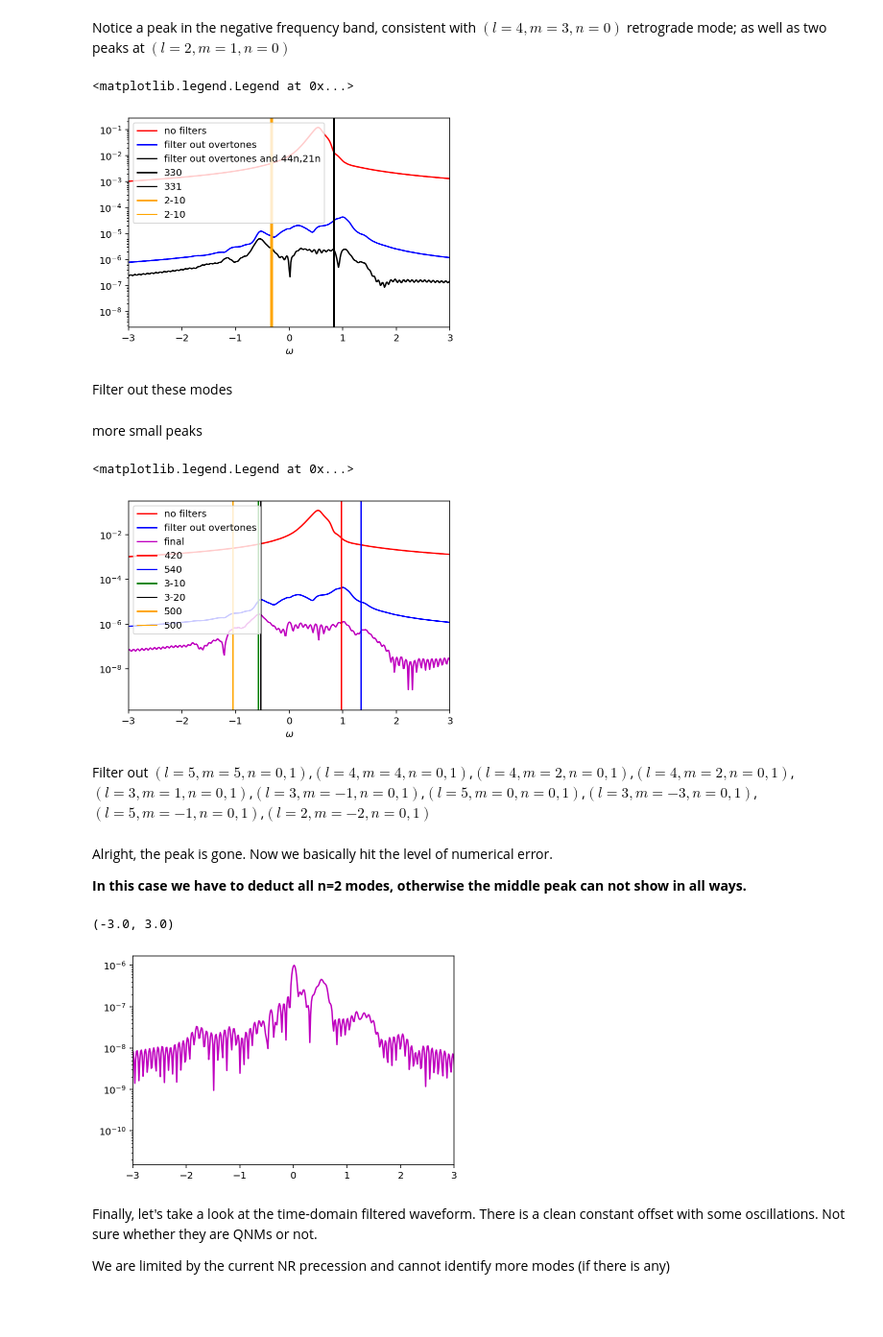
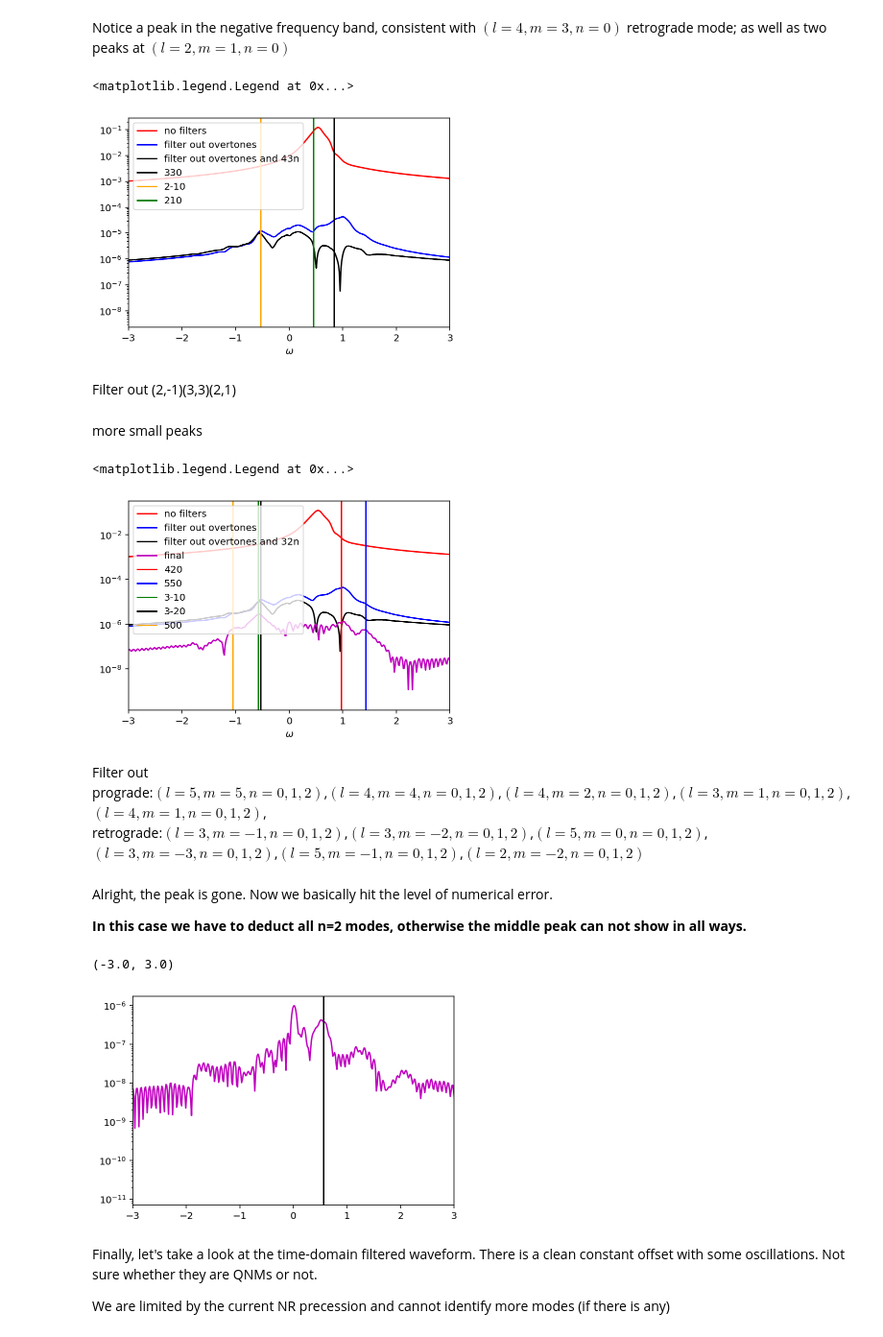
Before and after one commit to lifulin921874610/qnm_filter, a Jupyter notebook: code_demo/Fourier Analysis 0305_(3,2).ipynb, the cells around one changed output. Shown at 96% size. Drawn from its saved outputs; the diff is of its cells as text; code cells hidden in the pictures; blank space fills up the shorter version.

```diff
--- a/code_demo/Fourier Analysis 0305_(3,2).ipynb
+++ b/code_demo/Fourier Analysis 0305_(3,2).ipynb
@@ -97,13 +97,13 @@ Now filter out $(l=4,m=3,n=0,1)$ and $(l=2,m=1,n=0,1)$
 # %%
-modelist.extend([(4,3,0,'p'),(4,3,1,'p'),(4,3,2,'p'),(2,1,0,'p'),(2,1,1,'p'),(2,1,2,'p')])
-no_overtones_43n_21n=NRwaveform.add_filter('32',modelist)
-no_overtones_43n_21n_trunpad=NRwaveform.trunc_pad(no_overtones_43n_21n, 0, 80, 2, 2)
+modelist.extend([(4,3,0,'p'),(4,3,1,'p'),(4,3,2,'p')])
+no_overtones_43n=NRwaveform.add_filter('32',modelist)
+no_overtones_43n_trunpad=NRwaveform.trunc_pad(no_overtones_43n, 0, 80, 2, 2)
 # %% [markdown]
 Notice a peak in the negative frequency band, consistent with $(l=4,m=3,n=0)$ retrograde mode; as well as two peaks at $(l=2,m=1,n=0)$
 # %%
 pl.semilogy(no_filter_trunpad.shifted_fft_freq, abs(no_filter_trunpad.shifted_fft_data),'r' ,label='no filters')
 pl.semilogy(no_overtones_trunpad.shifted_fft_freq, abs(no_overtones_trunpad.shifted_fft_data),'b',label='filter out overtones')
-pl.semilogy(no_overtones_43n_21n_trunpad.shifted_fft_freq, abs(no_overtones_43n_21n_trunpad.shifted_fft_data),'k',label='filter out overtones and 44n,21n')
+pl.semilogy(no_overtones_43n_trunpad.shifted_fft_freq, abs(no_overtones_43n_trunpad.shifted_fft_data),'k',label='filter out overtones and 43n')
 """
 pl.axvline(freq_list['2-20'].real,label='2,-20 (retrograde)',color='k')
 #pl.axvline(freq_list['2-21'].real,label='2-21',color='k')
@@ -115,31 +115,32 @@ pl.axvline(freq_list['330'].real,label='330',color='b')
 #pl.axvline(freq_list['331'].real,label='331',color='b')
 """
 pl.axvline(freq_list['330'].real,label='330',color='k')
-pl.axvline(freq_list['331'].real,label='331',color='k')
-pl.axvline(freq_list['2-10'].real,label='2-10',color='orange')
-pl.axvline(freq_list['2-11'].real,label='2-10',color='orange')
+#pl.axvline(freq_list['331'].real,label='331',color='k')
+pl.axvline(freq_list['3-20'].real,label='2-10',color='orange')
+#pl.axvline(freq_list['2-11'].real,label='2-10',color='orange')
+pl.axvline(freq_list['210'].real,label='210',color='g')
 
 pl.xlim(-3,3)
 pl.xlabel('$\omega$')
 pl.legend(loc='upper left')
 # %% [output]
 <matplotlib.legend.Legend at 0x...>
-[figure, old version]
+[figure, new version]
 # %% [markdown]
-Filter out these  modes
+Filter out (2,-1)(3,3)(2,1)
 # %%
-modelist.extend([(2,-1,0,'r'),(2,-1,1,'r'),(2,-1,2,'r'),(3,3,0,'p'),(3,3,1,'p'),(3,3,2,'p')])
-no_overtones_44n_21n_2m1n_33n=NRwaveform.add_filter('32',modelist)
-no_overtones_44n_21n_2m1n_33n_trunpad=NRwaveform.trunc_pad(no_overtones_44n_21n_2m1n_33n, 0, 80, 2, 2)
+modelist.extend([(2,-1,0,'r'),(2,-1,1,'r'),(2,-1,2,'r'),(3,3,0,'p'),(3,3,1,'p'),(3,3,2,'p'),(2,1,0,'p'),(2,1,1,'p'),(2,1,2,'p')])
+no_overtones_43n_2m1n_33n_21n=NRwaveform.add_filter('32',modelist)
+no_overtones_43n_2m1n_33n_21n_trunpad=NRwaveform.trunc_pad(no_overtones_43n_2m1n_33n_21n, 0, 80, 2, 2)
 # %% [markdown]
 more small peaks
 # %%
 pl.semilogy(no_filter_trunpad.shifted_fft_freq, abs(no_filter_trunpad.shifted_fft_data),'r' ,label='no filters')
 pl.semilogy(no_overtones_trunpad.shifted_fft_freq, abs(no_overtones_trunpad.shifted_fft_data),'b',label='filter out overtones')
-#pl.semilogy(no_overtones_22n_trunpad.shifted_fft_freq, abs(no_overtones_22n_trunpad.shifted_fft_data),'k',label='filter out overtones and 32n')
-pl.semilogy(no_overtones_44n_21n_2m1n_33n_trunpad.shifted_fft_freq, abs(no_overtones_44n_21n_2m1n_33n_trunpad.shifted_fft_data),'m',label='final')
+pl.semilogy(no_overtones_43n_trunpad.shifted_fft_freq, abs(no_overtones_43n_trunpad.shifted_fft_data),'k',label='filter out overtones and 32n')
+pl.semilogy(no_overtones_43n_2m1n_33n_21n_trunpad.shifted_fft_freq, abs(no_overtones_43n_2m1n_33n_21n_trunpad.shifted_fft_data),'m',label='final')
 pl.axvline(freq_list['420'].real,label='420',color='r')
-pl.axvline(freq_list['540'].real,label='540',color='b')
+pl.axvline(freq_list['550'].real,label='550',color='b')
 pl.axvline(freq_list['3-10'].real,label='3-10',color='g')
 pl.axvline(freq_list['3-20'].real,label='3-20',color='k')
 pl.axvline(freq_list['500'].real,label='500',color='orange')
@@ -149,12 +150,14 @@ pl.xlabel('$\omega$')
 pl.legend(loc='upper left')
 # %% [output]
 <matplotlib.legend.Legend at 0x...>
-[figure, old version]
+[figure, new version]
 # %% [markdown]
-Filter out $(l=5,m=5,n=0,1)$,$(l=4,m=4,n=0,1)$,$(l=4,m=2,n=0,1)$,$(l=4,m=2,n=0,1)$,$(l=3,m=1,n=0,1)$,$(l=3,m=-1,n=0,1)$,$(l=5,m=0,n=0,1)$,$(l=3,m=-3,n=0,1)$,$(l=5,m=-1,n=0,1)$,$(l=2,m=-2,n=0,1)$
+Filter out
+prograde:$(l=5,m=5,n=0,1,2)$,$(l=4,m=4,n=0,1,2)$,$(l=4,m=2,n=0,1,2)$,$(l=3,m=1,n=0,1,2)$,$(l=4,m=1,n=0,1,2)$,
+retrograde:$(l=3,m=-1,n=0,1,2)$,$(l=3,m=-2,n=0,1,2)$,$(l=5,m=0,n=0,1,2)$,$(l=3,m=-3,n=0,1,2)$,$(l=5,m=-1,n=0,1,2)$,$(l=2,m=-2,n=0,1,2)$
 # %%
 modelist.extend([(5,5,0,'p'),(5,5,1,'p'),(5,5,2,'p'),(4,4,0,'p'),(4,4,1,'p'),(4,4,2,'p'),(4,2,0,'p'),(4,2,1,'p'),(4,2,2,'p'),(3,1,0,'p'),(3,1,1,'p'),(3,1,2,'p'),(3,1,3,'p'),(3,1,4,'p'),(3,1,5,'p'),(4,1,0,'p'),(4,1,1,'p'),(4,1,2,'p'),\
-                 (3,-1,0,'r'),(3,-1,1,'r'),(3,-1,2,'r'),(3,-2,0,'r'),(3,-2,1,'r'),(5,0,0,'r'),(5,0,1,'r'),(3,-3,0,'r'),(3,-3,1,'r'),(3,-2,2,'r'),(5,-1,0,'r'),(5,-1,1,'r'),(5,-1,2,'r'),(2,-2,0,'r'),(2,-2,1,'r'),(2,-2,2,'r')])
+                 (3,-1,0,'r'),(3,-1,1,'r'),(3,-1,2,'r'),(3,-2,0,'r'),(3,-2,1,'r'),(3,-2,2,'r'),(5,0,0,'r'),(5,0,1,'r'),(5,0,2,'r'),(3,-3,0,'r'),(3,-3,1,'r'),(3,-3,2,'r'),(5,-1,0,'r'),(5,-1,1,'r'),(5,-1,2,'r'),(2,-2,0,'r'),(2,-2,1,'r'),(2,-2,2,'r')])
 final=NRwaveform.add_filter('32',modelist)
 final_trunpad=NRwaveform.trunc_pad(final, 0, 80, 2, 2)
 # %% [markdown]
@@ -163,14 +166,14 @@ Alright, the peak is gone. Now we basically hit the level of numerical error.
 **In this case we have to deduct all n=2 modes, otherwise the middle peak can not show in all ways.**
 # %%
 pl.semilogy(final_trunpad.shifted_fft_freq, abs(final_trunpad.shifted_fft_data),'m',label='final')
-#pl.axvline(freq_list['320'].real,label='210',color='k')
+pl.axvline(freq_list['315'].real,label='210',color='k') #This mode has already been deducted, but still leaves a bump here.
 #pl.axvline(freq_list['431'].real,label='210',color='r')
 #pl.axvline(freq_list['421'].real,label='210',color='b')
 
 pl.xlim(-3,3)
 # %% [output]
 (-3.0, 3.0)
-[figure, old version]
+[figure, new version]
 # %% [markdown]
 Finally, let's take a look at the time-domain filtered waveform. There is a clean constant offset with some oscillations. Not sure whether they are QNMs or not.
 
```
Also changed, not shown: parts of 5 cells of this notebook, 1 other file.
